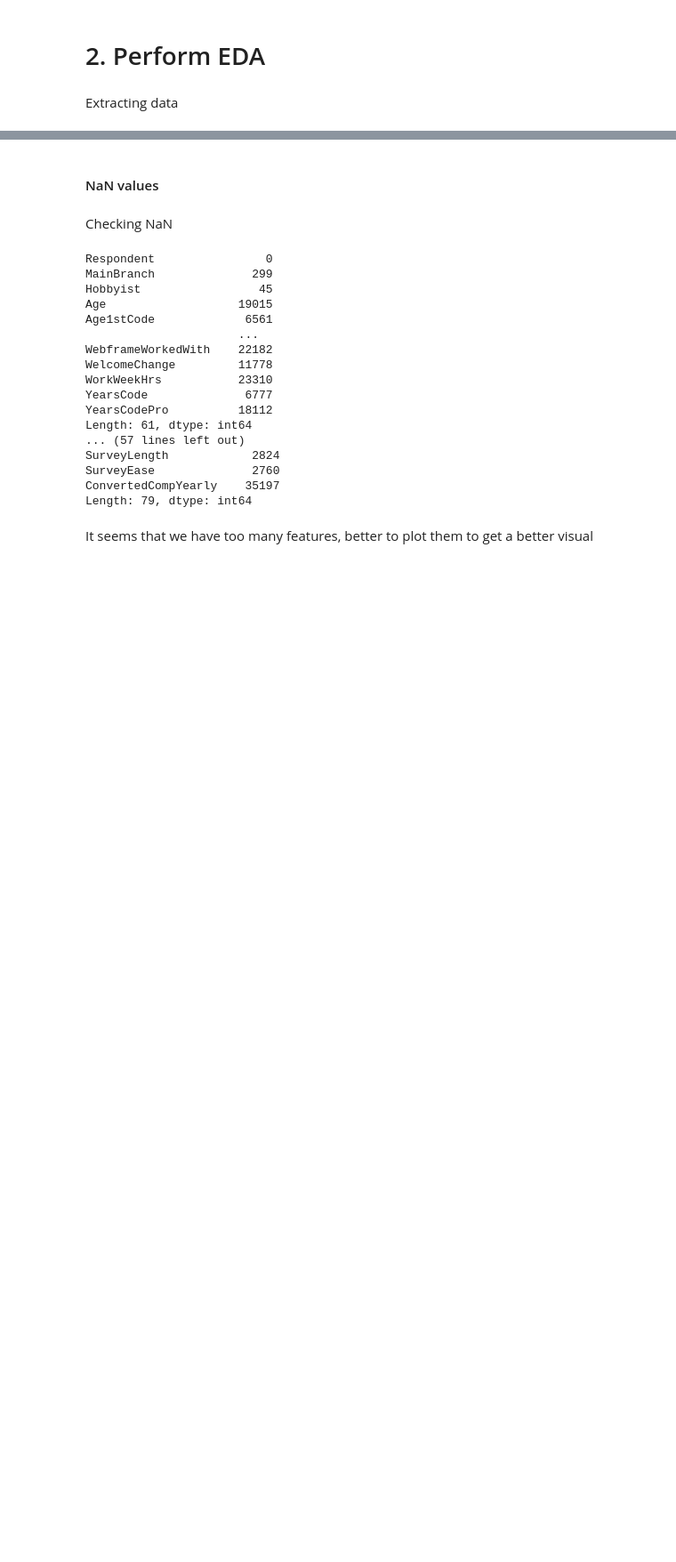
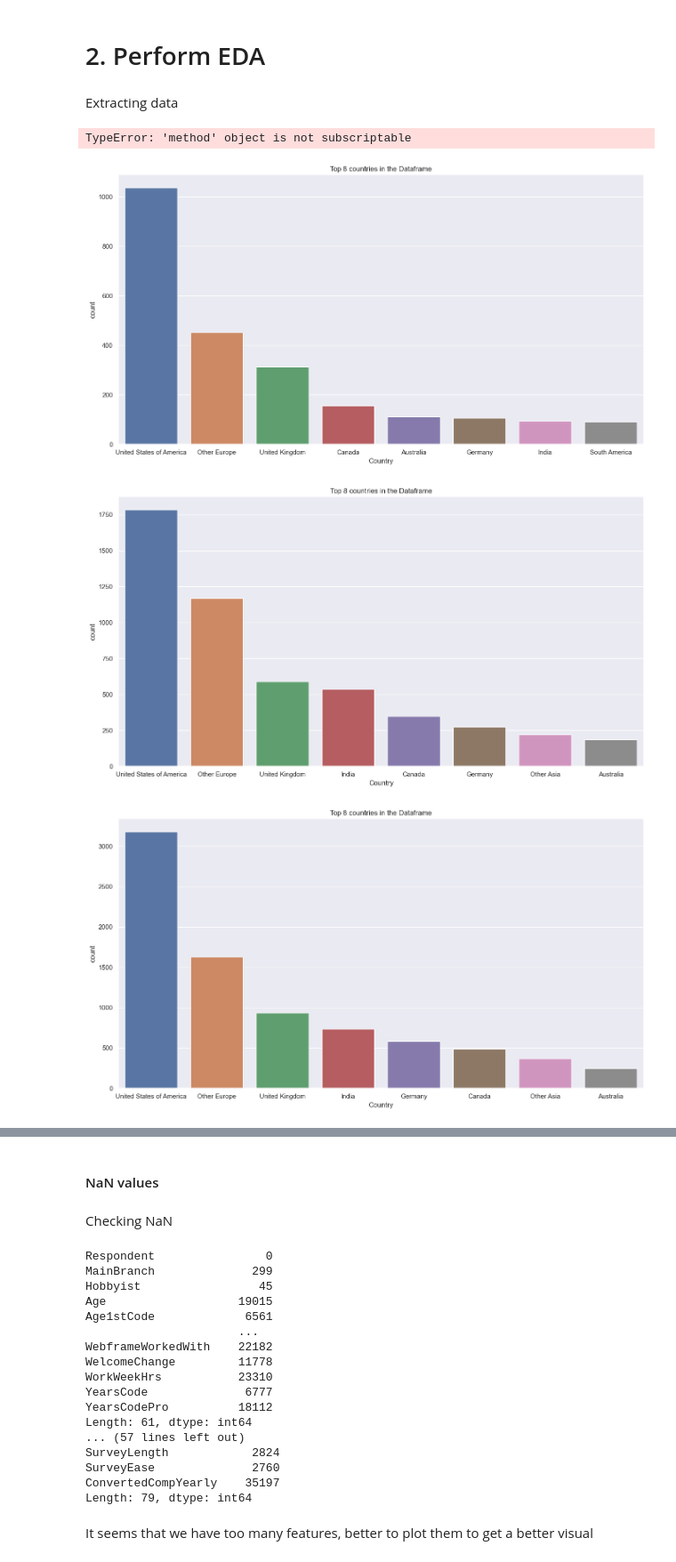
Before and after one commit to Abra-web/data_madness_2023, a Jupyter notebook: src/DA-23.ipynb, the cells around one changed output, grey strips where cells are left out. Shown at 89% size. Drawn from its saved outputs; the diff is of its cells as text; code cells hidden in the pictures; blank space fills up the shorter version.

Commit message:
fixing 2015 file, countries eda

```diff
--- a/src/DA-23.ipynb
+++ b/src/DA-23.ipynb
@@ -13,6 +13,8 @@ import zipfile
 import math
 import pandas as pd
 import matplotlib.pyplot as plt
+
+sns.set(rc={'figure.figsize':(16,8.27)})
 # %%
 # functions
 # replaces NaN value with mean if too much, else just removes (this is from my clinic, it's not perfect)
@@ -103,3 +133,50 @@ public_data = [pd.read_csv(join(data_folder, 'survey_results_public2020.csv')),
 schema_data = [pd.read_csv(join(data_folder, 'survey_results_schema2020.csv')),
                pd.read_csv(join(data_folder, 'survey_results_schema2021.csv')),
                pd.read_csv(join(data_folder, 'survey_results_schema2022.csv'))]
+# %%
+# Country data
+#Read all data
+data_2011 = pd.read_csv(join(data_folder,'2011 Stack Overflow Survey Results.csv'),encoding='windows-1252')
+data_2012 = pd.read_csv(join(data_folder,'2012 Stack Overflow Survey Results.csv'))
+data_2013 = pd.read_csv(join(data_folder,'2013 Stack Overflow Survey Responses.csv'))
+data_2014 = pd.read_csv(join(data_folder,'2014 Stack Overflow Survey Responses.csv'))
+data_2015 = pd.read_csv(join(data_folder,'2015 Stack Overflow Developer Survey Responses.csv'))
+data_2016 = pd.read_csv(join(data_folder,'2016 Stack Overflow Survey Responses.csv'))
+data_2017 = pd.read_csv(join(data_folder,'survey_results_public2017.csv'))
+data_2018 = pd.read_csv(join(data_folder,'survey_results_public2018.csv'))
+data_2019 = pd.read_csv(join(data_folder,'survey_results_public2019.csv'))
+data_2020 = pd.read_csv(join(data_folder,'survey_results_public2020.csv'))
+data_2021 = pd.read_csv(join(data_folder,'survey_results_public2021.csv'))
+data_2022 = pd.read_csv(join(data_folder,'survey_results_public2022.csv'))
+
+country_2011 = data_2011['What Country or Region do you live in?']
+country_2012 = data_2012['What Country or Region do you live in?']
+country_2013 = data_2013['What Country or Region do you live in?']
+country_2014 = data_2014['What Country do you live in?']
+country_2015 = data_2015['Country']
+country_2016 = data_2016['country']
+country_2017 = data_2017['Country']
+country_2018 = data_2018['Country']
+country_2019 = data_2019['Country']
+country_2020 = data_2020['Country']
+country_2021 = data_2021['Country']
+country_2022 = data_2022['Country']
+
+renaming_dict = {'What Country or Region do you live in?':"Country"}
+
+country_2011.rename("Country",inplace=True)
+country_2012.rename("Country",inplace=True)
+country_2013.rename("Country",inplace=True)
+country_2014.rename("Country",inplace=True)
+country_2016.rename("Country",inplace=True)
+
+all_countries = [country_2011, country_2012, country_2013, country_2014, country_2015, country_2016, country_2017, country_2018, country_2019, country_2020, country_2021, country_2022]
+# %% [output]
+TypeError: 'method' object is not subscriptable
+# %%
+for df in all_countries:
+    count_countries(df)
+# %% [output]
+[figure, added]
+[figure, added]
+[figure, added]
```
Also changed, not shown: parts of 4 cells of this notebook.
